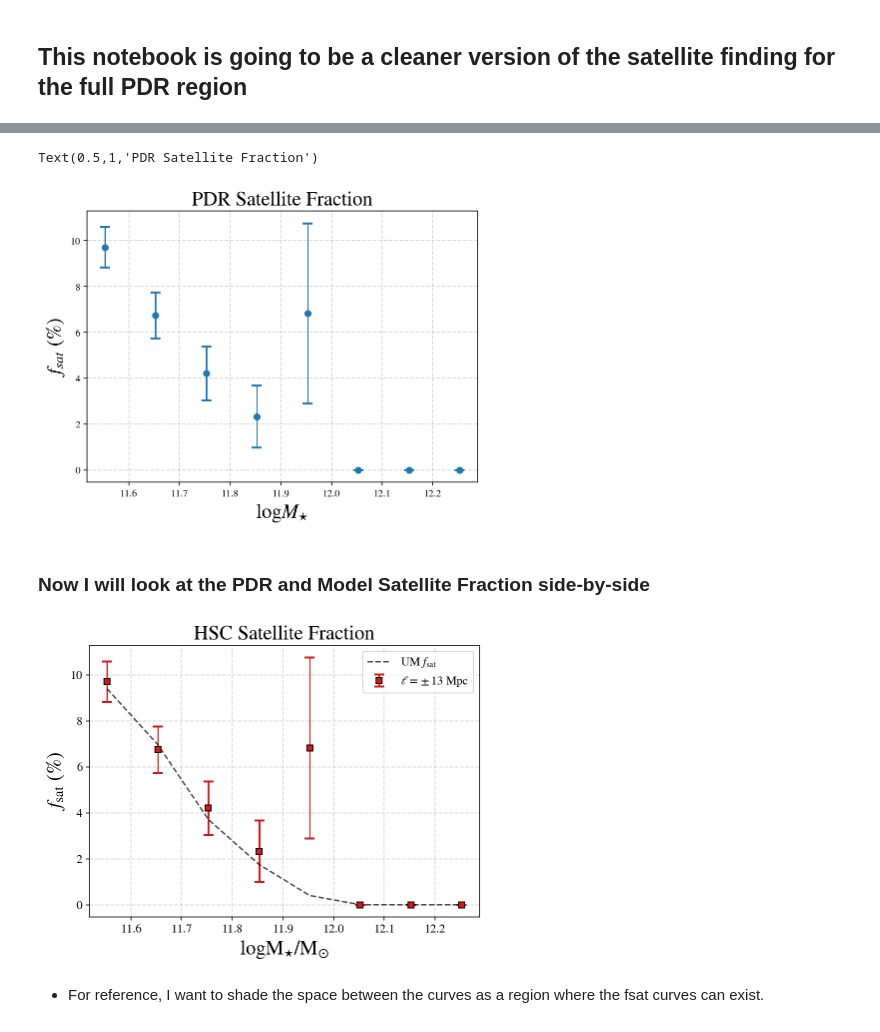
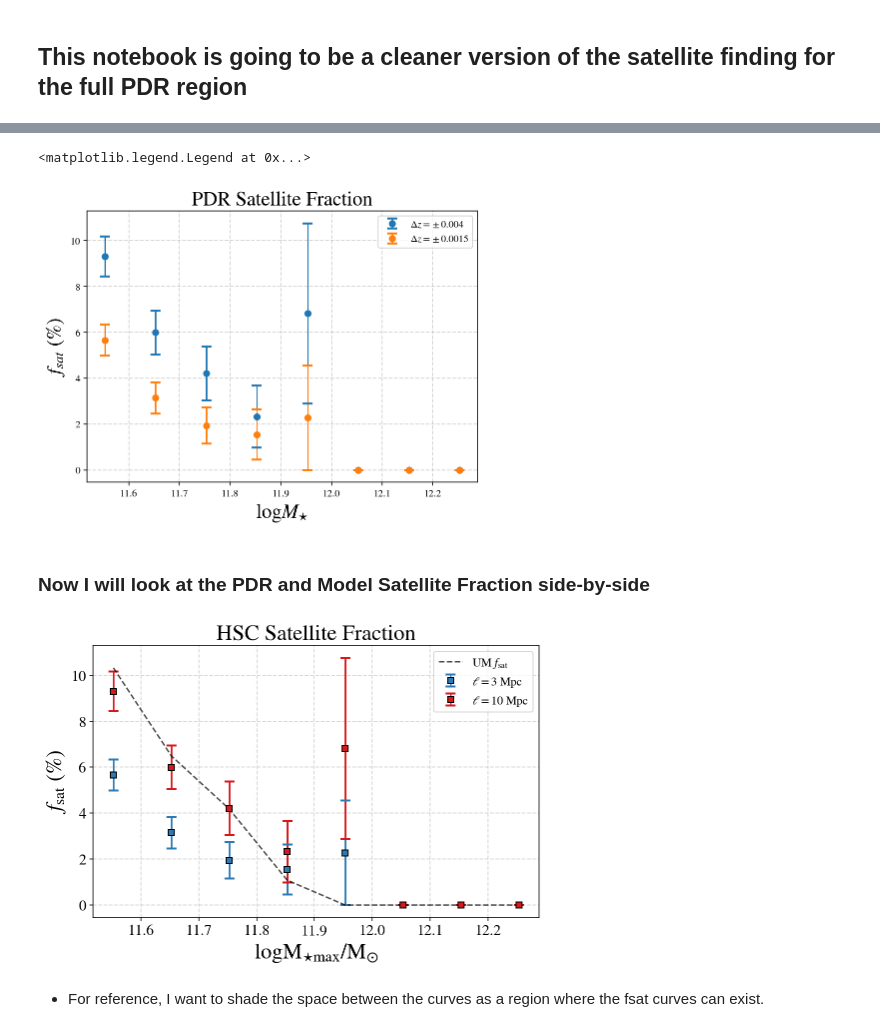
Before and after one commit to gsallabe/thesis_satellite_fraction, a Jupyter notebook: notebooks/pdr_satellite_greg.ipynb, the cells around one changed output, grey strips where cells are left out. Drawn from its saved outputs; the diff is of its cells as text; code cells hidden in the pictures.

```diff
--- a/notebooks/pdr_satellite_greg.ipynb
+++ b/notebooks/pdr_satellite_greg.ipynb
@@ -38,7 +38,7 @@ from colossus.halo import mass_so
 pdr_use = Table(names = data_table.colnames)
 
 for i in range(len(np.array(data_table['logm_max']))):
-    if data_table['logm_max'][i] > 11.5 and data_table['z_best'][i] > .25 and data_table['z_best'][i] < .45:
+    if data_table['z_best'][i] > .25 and data_table['z_best'][i] < .45:
         pdr_use.add_row(data_table[i])
 # %%
 # Now to find r_halo
@@ -82,11 +59,7 @@ pdr_use
 # actual satellite finding
 import satellite_finder as sf
 mass_center_004, frac_sat_004, err_004 = sf.run_pdr_satellite(pdr_use, .004, mass_bins)
-#mass_center_006, frac_sat_006, err_006 = sf.run_pdr_satellite(cat_table, .006, 20)
-#mass_center_008, frac_sat_008, err_008 = sf.run_pdr_satellite(cat_table, .008, 20)
-#mass_center_02, frac_sat_02, err_02 = sf.run_pdr_satellite(cat_table, .02, 20)
-#mass_center_04, frac_sat_04, err_04 = sf.run_pdr_satellite(pdr_use, .04, mass_bins)
-#mass_center_041, frac_sat_041, err_041 = sf.run_pdr_satellite(cat_table, .041, 20)
+mass_center_0015, frac_sat_0015, err_0015 = sf.run_pdr_satellite(pdr_use, .0015, mass_bins)
 # %%
 fig = plt.figure(figsize=(7,5))
 
@@ -94,8 +67,8 @@ fig = plt.figure(figsize=(7,5))
 ax1 = fig.add_subplot(111)
 ax1.grid(linewidth=1, linestyle='--', alpha=0.5)
 
-ax1.errorbar(mass_center_004, frac_sat_004, err_004, fmt='o',capthick=2, capsize=5, label = '$dz = \pm 0.004$')
-#ax1.errorbar(mass_center_006, frac_sat_006, err_006, fmt='o',capthick=2, capsize=5, label = '$dz = \pm 0.006$')
+ax1.errorbar(mass_center_004, frac_sat_004, err_004, fmt='o',capthick=2, capsize=5, label = '$\Delta z = \pm 0.004$')
+ax1.errorbar(mass_center_0015, frac_sat_0015, err_0015, fmt='o',capthick=2, capsize=5, label = '$\Delta z = \pm 0.0015$')
 #ax1.errorbar(mass_center_008, frac_sat_008, err_008, fmt='o',capthick=2, capsize=5, label = '$dz = \pm 0.008$')
 #ax1.errorbar(mass_center_02, frac_sat_02, err_02, fmt='o',capthick=2, capsize=5, label = '$dz = \pm 0.02$')
 #ax1.errorbar(mass_center_04, frac_sat_04, err_04, fmt='o',capthick=2, capsize=5, label = '$\Delta z = \pm 0.05$')
@@ -105,10 +78,11 @@ ax1.errorbar(mass_center_004, frac_sat_004, err_004, fmt='o',capthick=2, capsize
 ax1.set_xlabel(r'$ \log M_{\star}$', fontsize=20)
 ax1.set_ylabel(r'$ f_{sat}$ ($\%$)', fontsize=20)
 ax1.set_title('PDR Satellite Fraction', fontsize = 20)
+ax1.legend()
 #plt.savefig('pdr_satellite_fraction.png', dpi = 1000)
 # %% [output]
-Text(0.5,1,'PDR Satellite Fraction')
+<matplotlib.legend.Legend at 0x...>
-[figure, old version]
+[figure, new version]
 # %% [markdown]
 ### Now I will look at the PDR and Model Satellite Fraction side-by-side
 # %%
@@ -147,28 +122,29 @@ frac_sat_mod = (hist_sat_mod / hist_all_mod) * 100
 # %%
-fig = plt.figure(figsize=(7,5))
+fig = plt.figure(figsize=(8,5))
 
 
 ax1 = fig.add_subplot(111)
 ax1.grid(linewidth=1, linestyle='--', alpha=0.5)
 
+ax1.errorbar(mass_center_0015, frac_sat_0015, err_0015, color = '#2c7bb6',fmt='s',mec = 'k',capthick=2, capsize=5, label = '$\ell = 3$ Mpc')
+ax1.errorbar(mass_center_004, frac_sat_004, err_004, color = '#d7191c',fmt='s',mec = 'k',capthick=2, capsize=5, label = '$\ell =  10$ Mpc')
 
-ax1.errorbar(mass_center_004, frac_sat_004, err_004, color = '#d7191c',fmt='s',mec = 'k',capthick=2, capsize=5, label = '$\ell = \pm 13$ Mpc')
-ax1.plot(mass_center_mod, frac_sat_mod, ls = '--', color = 'k',alpha = 0.7, label = 'UM $f_{\mathrm{sat}}$')
+ax1.plot(mass_center_true, f_sat_true, ls = '--', color = 'k',alpha = 0.7, label = 'UM $f_{\mathrm{sat}}$')
 
 for tick in ax1.xaxis.get_major_ticks():
-    tick.label.set_fontsize(12)
+    tick.label.set_fontsize(15)
 for tick in ax1.yaxis.get_major_ticks():
-    tick.label.set_fontsize(12)
+    tick.label.set_fontsize(15)
 
 
 
-ax1.set_xlabel(r'$ \log \mathrm{M_{\star} / M_{\odot}}$', fontsize=20)
-ax1.set_ylabel(r'$f_{\mathrm{sat}}$ (%)', fontsize=20)
-ax1.set_title('HSC Satellite Fraction', fontsize = 20)
+ax1.set_xlabel(r'$ \log \mathrm{M_{\star max} / M_{\odot}}$', fontsize=22)
+ax1.set_ylabel(r'$f_{\mathrm{sat}}$ (%)', fontsize=22)
+ax1.set_title('HSC Satellite Fraction', fontsize = 22)
 ax1.legend(fontsize = 12)
 plt.savefig('pdr_satellite_fraction.png', dpi = 1000)
 # %% [output]
-[figure, old version]
+[figure, new version]
 # %% [markdown]
 * For reference, I want to shade the space between the curves as a region where the fsat curves can exist.
 # %%
```
Also changed, not shown: parts of 8 cells of this notebook, 9 other files.
